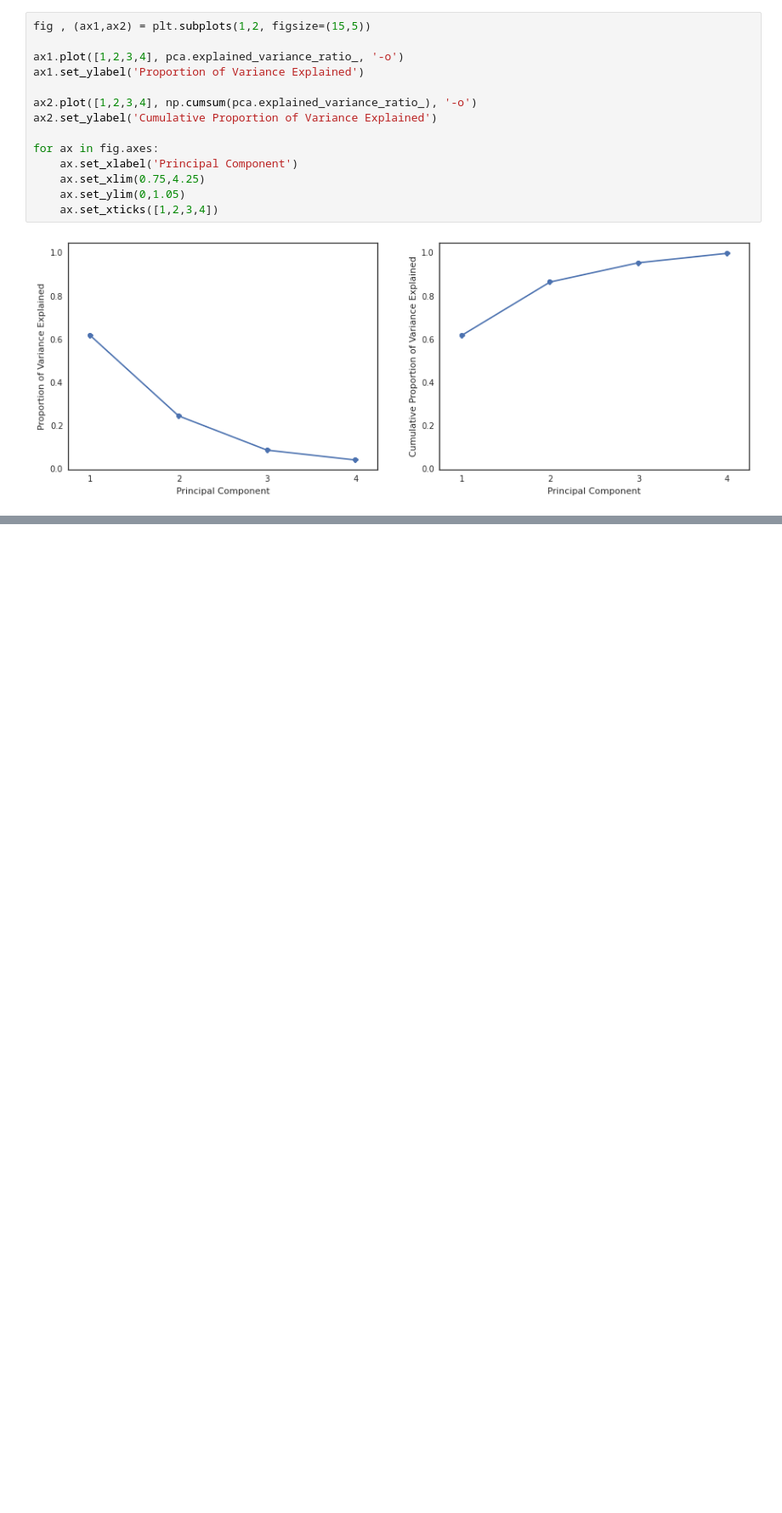
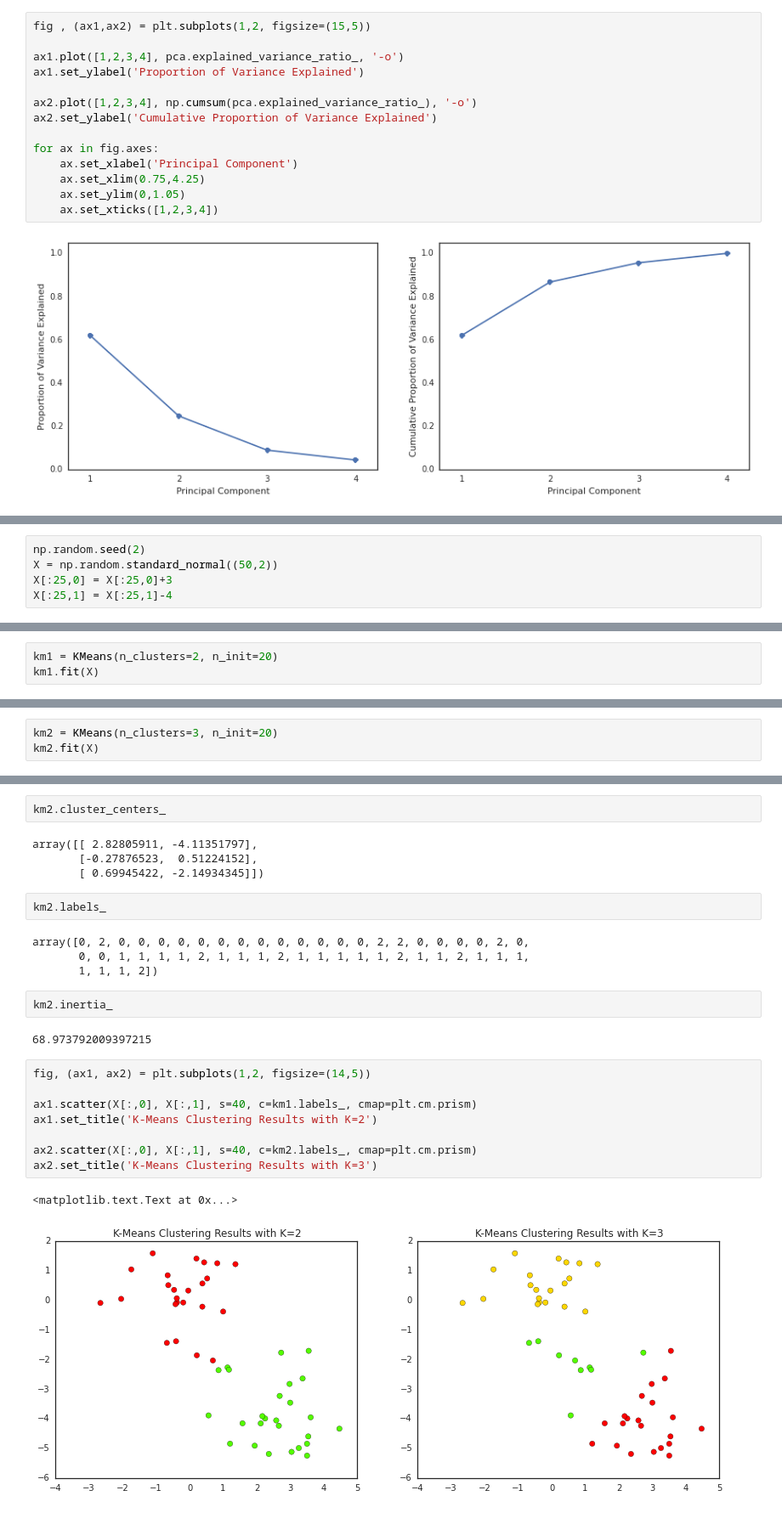
Before and after one commit to JWarmenhoven/ISLR-python, a Jupyter notebook: Chapter 10.ipynb, the cells around one changed output, grey strips where cells are left out. Shown at 85% size. Cells and saved outputs as stored; diff of their text form; blank space fills up the shorter version.

```diff
--- a/Chapter 10.ipynb
+++ b/Chapter 10.ipynb
@@ -124,0 +132,5 @@ for ax in fig.axes:
+# %%
+np.random.seed(2)
+X = np.random.standard_normal((50,2))
+X[:25,0] = X[:25,0]+3
+X[:25,1] = X[:25,1]-4
@@ -124,0 +139,3 @@ for ax in fig.axes:
+# %%
+km1 = KMeans(n_clusters=2, n_init=20)
+km1.fit(X)
@@ -124,0 +154,3 @@ for ax in fig.axes:
+# %%
+km2 = KMeans(n_clusters=3, n_init=20)
+km2.fit(X)
@@ -124,0 +168,27 @@ for ax in fig.axes:
+# %%
+km2.cluster_centers_
+# %% [output]
+array([[ 2.82805911, -4.11351797],
+       [-0.27876523,  0.51224152],
+       [ 0.69945422, -2.14934345]])
+# %%
+km2.labels_
+# %% [output]
+array([0, 2, 0, 0, 0, 0, 0, 0, 0, 0, 0, 0, 0, 0, 0, 2, 2, 0, 0, 0, 0, 2, 0,
+       0, 0, 1, 1, 1, 1, 2, 1, 1, 1, 2, 1, 1, 1, 1, 1, 2, 1, 1, 2, 1, 1, 1,
+       1, 1, 1, 2])
+# %%
+km2.inertia_
+# %% [output]
+68.973792009397215
+# %%
+fig, (ax1, ax2) = plt.subplots(1,2, figsize=(14,5))
+
+ax1.scatter(X[:,0], X[:,1], s=40, c=km1.labels_, cmap=plt.cm.prism)
+ax1.set_title('K-Means Clustering Results with K=2')
+
+ax2.scatter(X[:,0], X[:,1], s=40, c=km2.labels_, cmap=plt.cm.prism)
+ax2.set_title('K-Means Clustering Results with K=3')
+# %% [output]
+<matplotlib.text.Text at 0x...>
+[figure, added]
```
Also changed, not shown: parts of 10 cells of this notebook.
